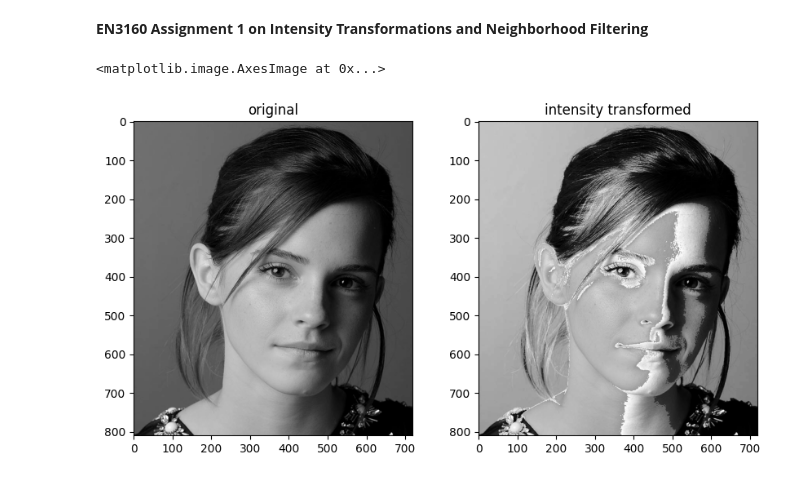
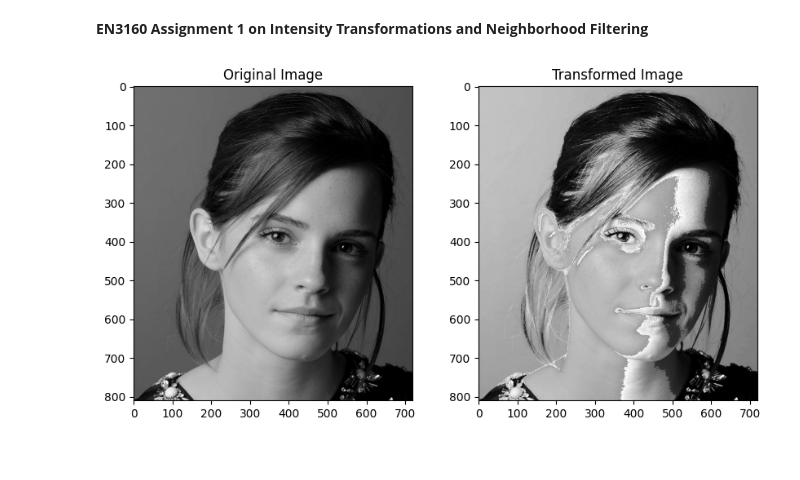
Before and after one commit to RavijaDul/Image_processing_and_machine_vision-_EN3160, a Jupyter notebook: 210152E_a01.ipynb, the cells around one changed output. Saved outputs shown, nothing was run; the diff lists cells and outputs as text; code cells hidden in the pictures.

```diff
--- a/210152E_a01.ipynb
+++ b/210152E_a01.ipynb
@@ -32,16 +3,43 @@ new_emma_img = intensity_transformation_img(emma_img)
-# %%
-# show image using matplotlib
-import matplotlib.pyplot as plt
-
-# show original image and transformed image side by side
-plt.figure(figsize=(10, 5))
-plt.subplot(1, 2, 1)
-plt.title("original")
-plt.imshow(emma_img, cmap='gray')
-
-plt.subplot(1, 2, 2)
-plt.title("intensity transformed")
-plt.imshow(new_emma_img, cmap='gray')
-# %% [output]
-<matplotlib.image.AxesImage at 0x...>
-[figure, removed]
+# %%
+import numpy as np
+import cv2
+import matplotlib.pyplot as plt
+
+# Function to apply intensity transformation to a single pixel
+def transform_pixel_intensity(pixel_val: int) -> float:
+    if 50 <= pixel_val <= 150:
+        return 1.55*pixel_val + 22.5
+    else:
+        return pixel_val
+
+# Function to apply intensity transformation to the entire image
+def apply_intensity_transformation(image: np.ndarray) -> np.ndarray:
+    transformed_img = np.zeros(image.shape, dtype=np.uint8)
+    for row in range(image.shape[0]):
+        for col in range(image.shape[1]):
+            pixel_intensity = image[row][col]
+            transformed_img[row][col] = transform_pixel_intensity(pixel_intensity)
+
+    return np.array(transformed_img, dtype=np.uint8)
+
+
+# Load grayscale image
+input_image = cv2.imread("a1images/emma.jpg", cv2.IMREAD_GRAYSCALE)
+
+# Apply the intensity transformation to the image
+output_image = apply_intensity_transformation(input_image)
+
+
+# Display both the original and transformed images
+plt.figure(figsize=(10, 5))
+plt.subplot(1, 2, 1)
+plt.title("Original Image")
+plt.imshow(input_image, cmap='gray')
+
+plt.subplot(1, 2, 2)
+plt.title("Transformed Image")
+plt.imshow(output_image, cmap='gray')
+
+plt.show()
+# %% [output]
+[figure, added]
```
Also changed, not shown: parts of 4 cells of this notebook, 1 other file.
